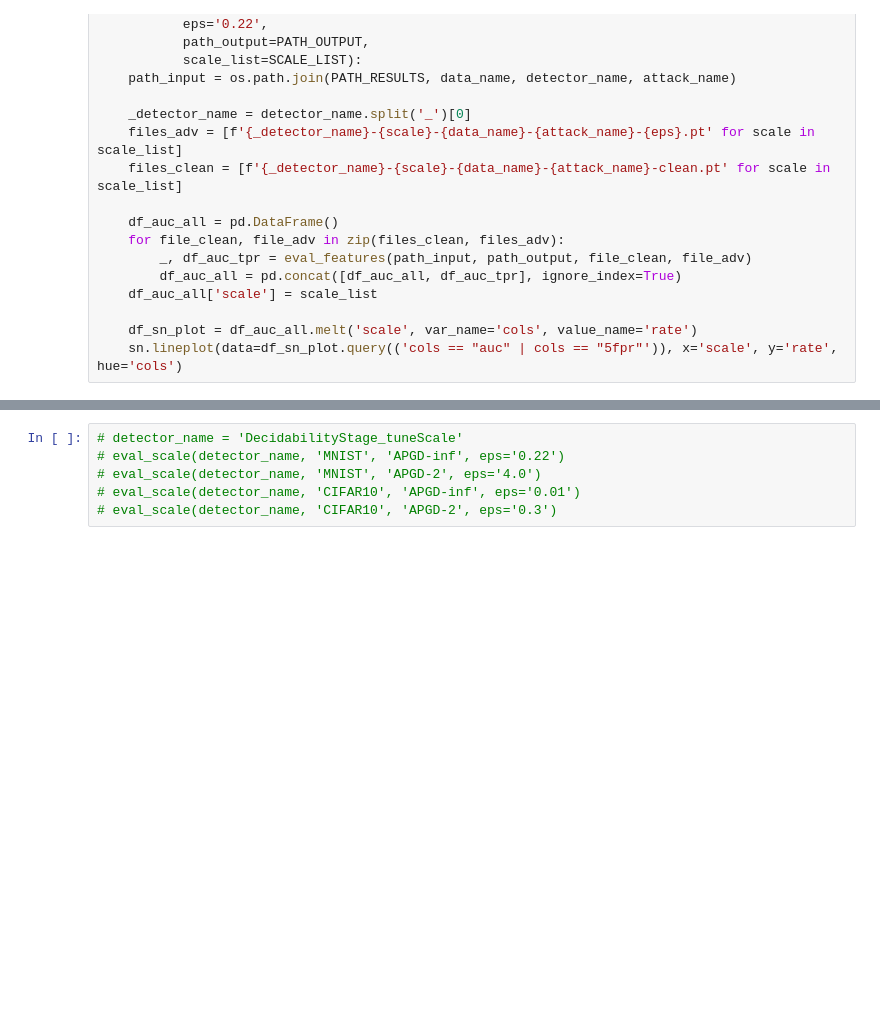
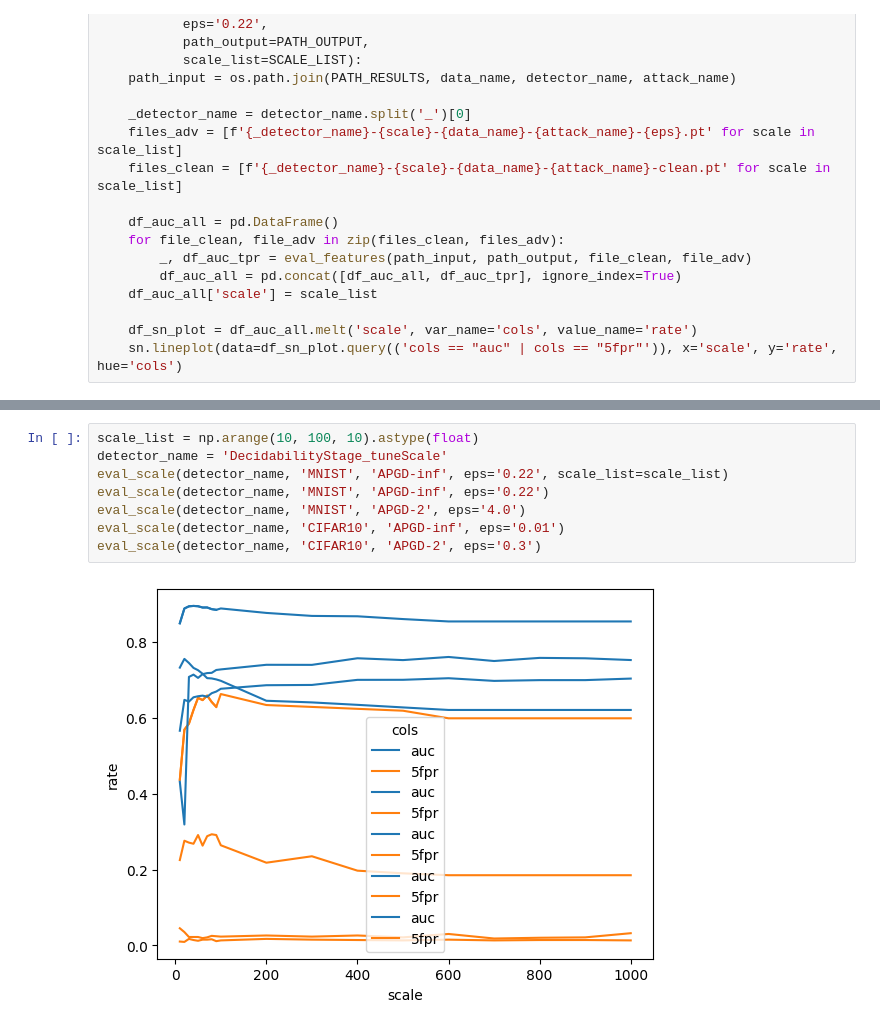
Before and after one commit to changx03/baard, a Jupyter notebook: plots/baard_tune_scale.ipynb, the cells around one changed output, grey strips where cells are left out. Drawn from its saved outputs; the diff is of its cells as text; blank space fills up the shorter version.

Commit message:
complete tune BAARD

```diff
--- a/plots/baard_tune_scale.ipynb
+++ b/plots/baard_tune_scale.ipynb
@@ -55,6 +55,10 @@ eval_scale(detector_name, 'MNIST', 'APGD-inf', eps='0.22')
 # %%
-# detector_name = 'DecidabilityStage_tuneScale'
-# eval_scale(detector_name, 'MNIST', 'APGD-inf', eps='0.22')
-# eval_scale(detector_name, 'MNIST', 'APGD-2', eps='4.0')
-# eval_scale(detector_name, 'CIFAR10', 'APGD-inf', eps='0.01')
-# eval_scale(detector_name, 'CIFAR10', 'APGD-2', eps='0.3')
+scale_list = np.arange(10, 100, 10).astype(float)
+detector_name = 'DecidabilityStage_tuneScale'
+eval_scale(detector_name, 'MNIST', 'APGD-inf', eps='0.22', scale_list=scale_list)
+eval_scale(detector_name, 'MNIST', 'APGD-inf', eps='0.22')
+eval_scale(detector_name, 'MNIST', 'APGD-2', eps='4.0')
+eval_scale(detector_name, 'CIFAR10', 'APGD-inf', eps='0.01')
+eval_scale(detector_name, 'CIFAR10', 'APGD-2', eps='0.3')
+# %% [output]
+[figure, added]
```
Also changed, not shown: parts of 2 cells of this notebook.
